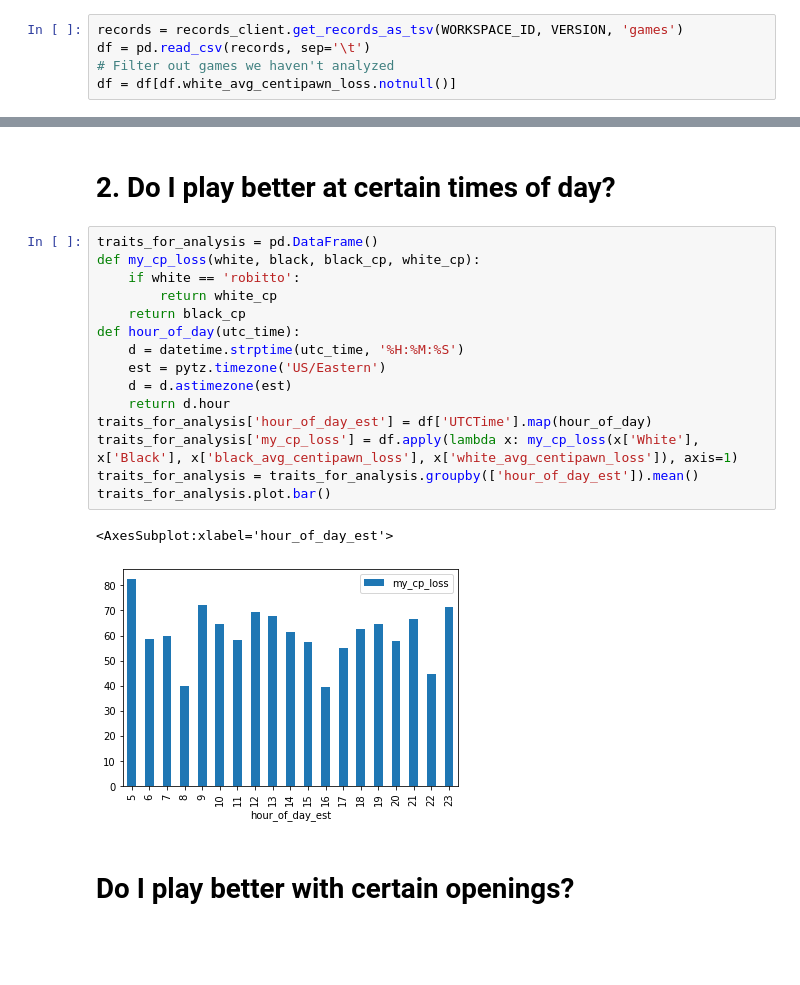
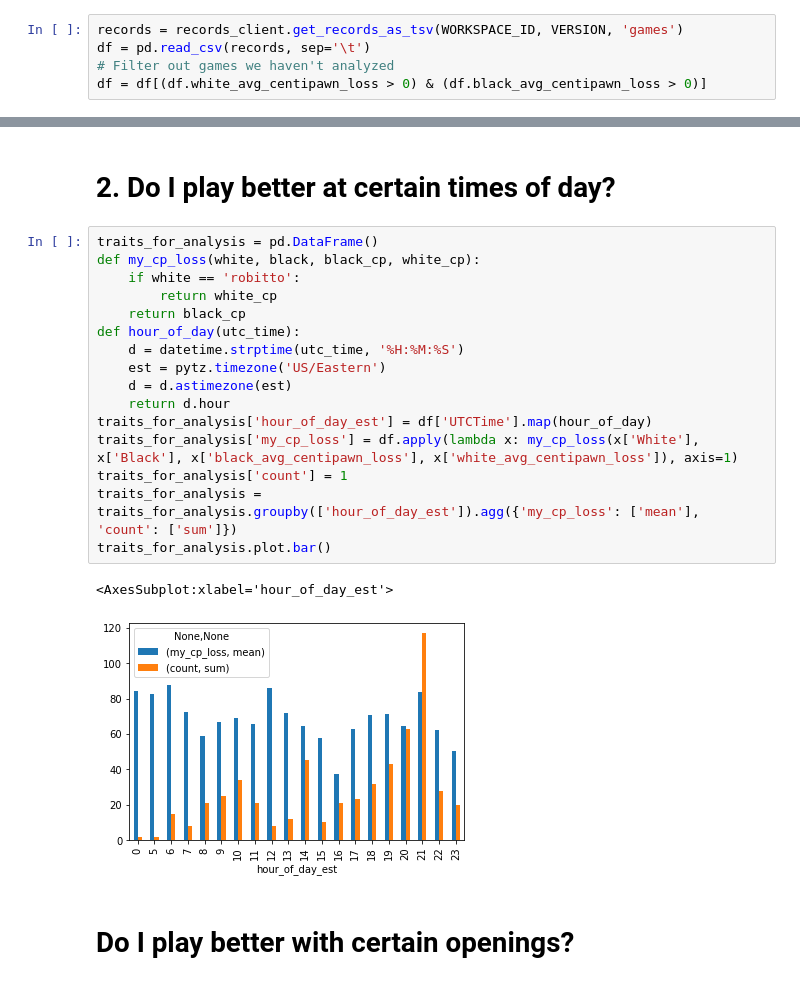
Before and after one commit to rtitle/terra-chess, a Jupyter notebook: src/Performance Analysis.ipynb, the cells around one changed output, grey strips where cells are left out. Drawn from its saved outputs; the diff is of its cells as text; blank space fills up the shorter version.

Commit message:
Add data and tweak analysis notebook

```diff
--- a/src/Performance Analysis.ipynb
+++ b/src/Performance Analysis.ipynb
@@ -61,7 +83,7 @@ client_instance = wds_client.InstancesApi(api_client)
 records = records_client.get_records_as_tsv(WORKSPACE_ID, VERSION, 'games')
 df = pd.read_csv(records, sep='\t')
 # Filter out games we haven't analyzed
-df = df[df.white_avg_centipawn_loss.notnull()]
+df = df[(df.white_avg_centipawn_loss > 0) & (df.black_avg_centipawn_loss > 0)]
 # %%
 df.head()
 # %% [output]
@@ -94,21 +116,22 @@ seaborn.lmplot(x='centipawn_diff',y='result',data=traits_for_analysis,fit_reg=Tr
 # %%
 traits_for_analysis = pd.DataFrame()
 def my_cp_loss(white, black, black_cp, white_cp):
     if white == 'robitto':
         return white_cp
     return black_cp
 def hour_of_day(utc_time):
     d = datetime.strptime(utc_time, '%H:%M:%S')
     est = pytz.timezone('US/Eastern')
     d = d.astimezone(est)
     return d.hour
 traits_for_analysis['hour_of_day_est'] = df['UTCTime'].map(hour_of_day)
 traits_for_analysis['my_cp_loss'] = df.apply(lambda x: my_cp_loss(x['White'], x['Black'], x['black_avg_centipawn_loss'], x['white_avg_centipawn_loss']), axis=1)
-traits_for_analysis = traits_for_analysis.groupby(['hour_of_day_est']).mean()
+traits_for_analysis['count'] = 1
+traits_for_analysis = traits_for_analysis.groupby(['hour_of_day_est']).agg({'my_cp_loss': ['mean'], 'count': ['sum']})
 traits_for_analysis.plot.bar()
 # %% [output]
 <AxesSubplot:xlabel='hour_of_day_est'>
-[figure, old version]
+[figure, new version]
 # %% [markdown]
 # Do I play better with certain openings?
 # %%
```
Also changed, not shown: parts of 4 cells of this notebook, 1 other file.
